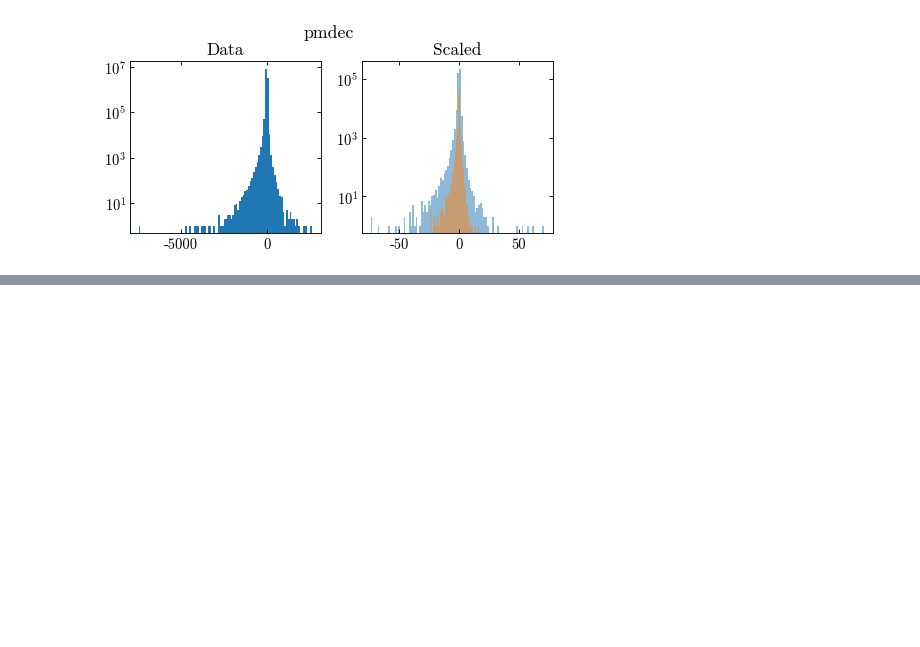
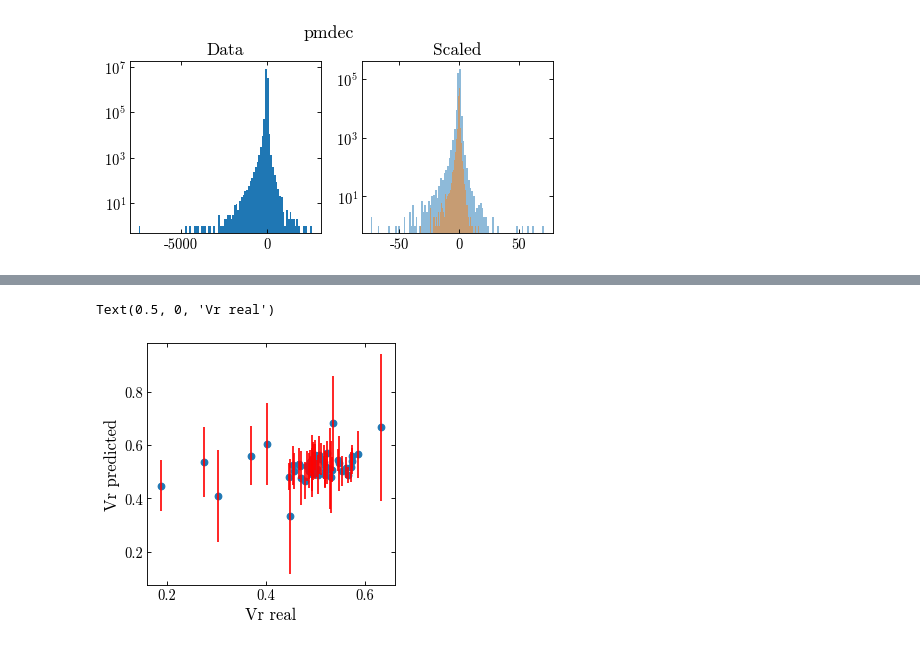
Before and after one commit to adropulic/datax_gaia, a Jupyter notebook: RVTrial2.ipynb, the cells around one changed output, grey strips where cells are left out. Cells and saved outputs as stored; diff of their text form; code cells hidden in the pictures; blank space fills up the shorter version.

```diff
--- a/RVTrial2.ipynb
+++ b/RVTrial2.ipynb
@@ -212,0 +251,8 @@ Text(0, 0.5, 'Vr real')
+# %%
+plt.errorbar(y_test[1:50], test_preds[1:50,0], yerr = test_preds[1:50,1], color = 'red',ls='none')
+plt.scatter(y_test[1:50], test_preds[1:50,0])
+plt.ylabel('Vr predicted')
+plt.xlabel('Vr real')
+# %% [output]
+Text(0.5, 0, 'Vr real')
+[figure, added]
```
Also changed, not shown: parts of 16 cells of this notebook.
